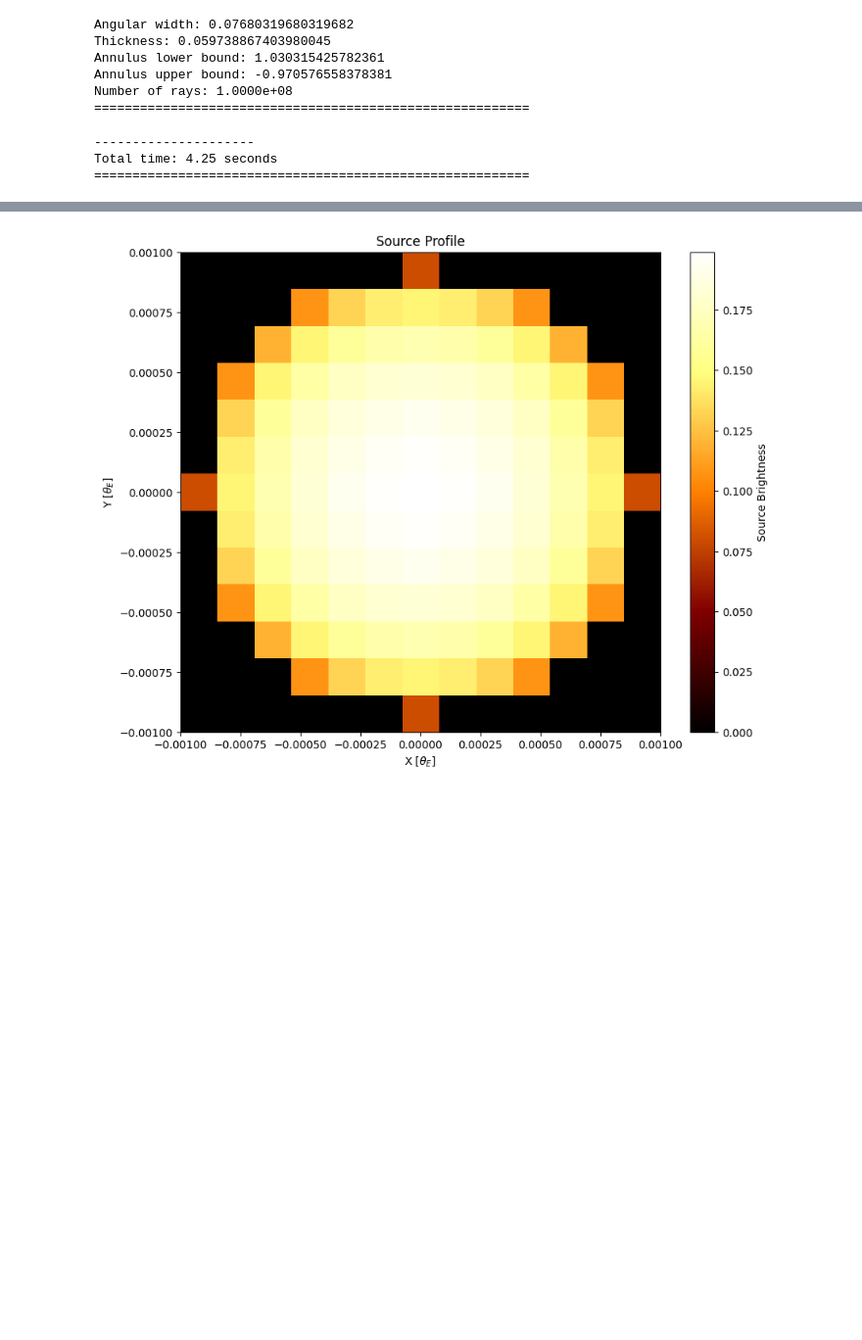
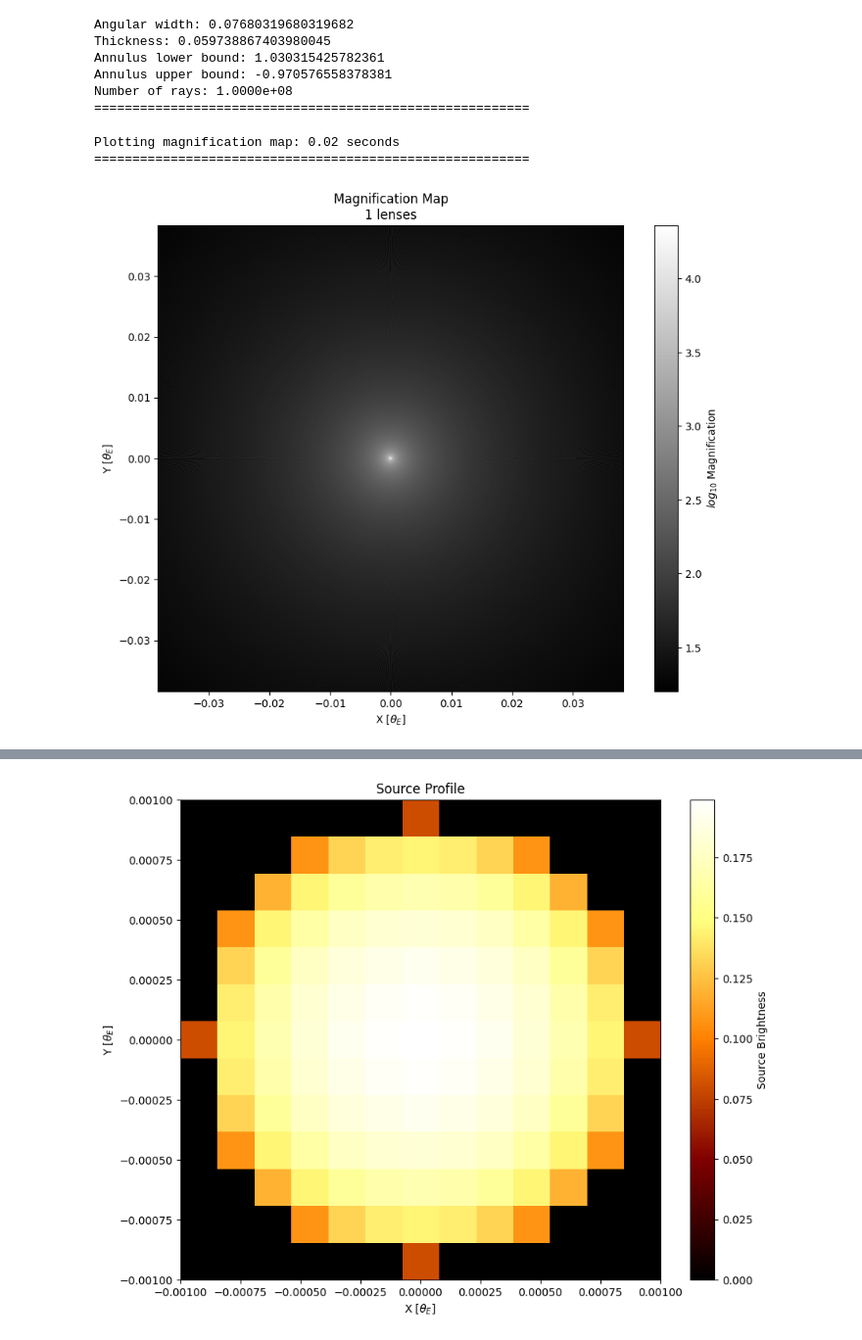
Before and after one commit to saividyud/NBLens, a Jupyter notebook: Unity Analysis/binary_lens_dev.ipynb, the cells around one changed output, grey strips where cells are left out. Shown at 98% size. Saved outputs shown, nothing was run; the diff lists cells and outputs as text; code cells hidden in the pictures; blank space fills up the shorter version.

Commit message:
Ready to run single and binary configurations

```diff
--- a/Unity Analysis/binary_lens_dev.ipynb
+++ b/Unity Analysis/binary_lens_dev.ipynb
@@ -143,13 +155,15 @@ Number of rays: 1.0000e+08
 =========================================================
 # %%
 ''' Simulating single lens magnification map '''
-single_lens = IRSC.IRSCaustics(annulus_param_dict=single_lens_parameters)
-single_lens_magnifications = single_lens.series_calculate(cm_offset='auto')
+# single_lens = IRSC.IRSCaustics(annulus_param_dict=single_lens_parameters)
+# single_lens_magnifications = single_lens.series_calculate(cm_offset='auto')
+single_lens = caustic_reader('../Unity/Simulations/Collection_0.8/single_1e11.pkl')
+single_lens.plot()
 
 print('=========================================================')
 # %% [output]
----------------------
-Total time: 4.25 seconds
+Plotting magnification map: 0.02 seconds
 =========================================================
+[figure, added]
 # %%
 ''' Simulating binary lens magnification map '''
```
Also changed, not shown: parts of 12 cells of this notebook, 5 other files.
